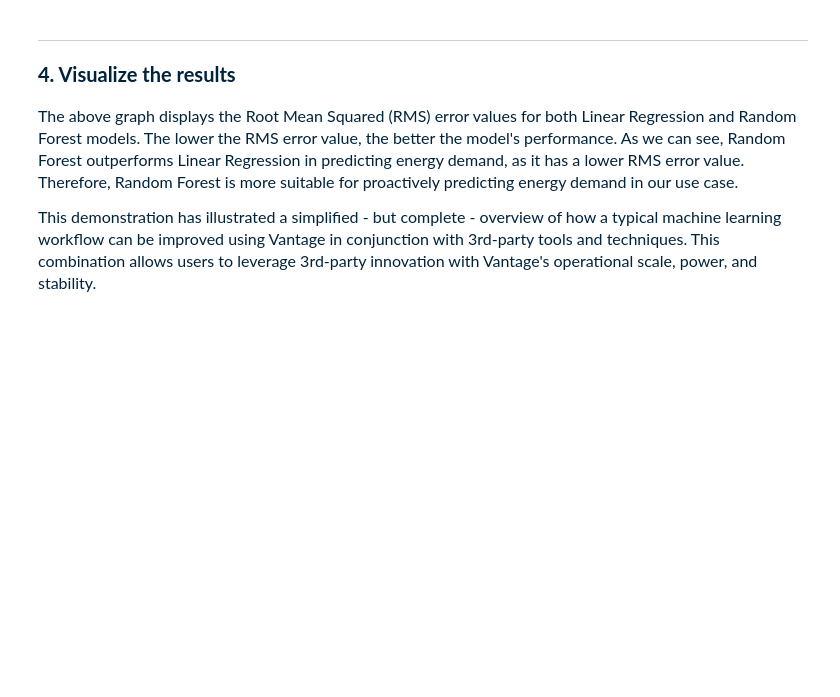
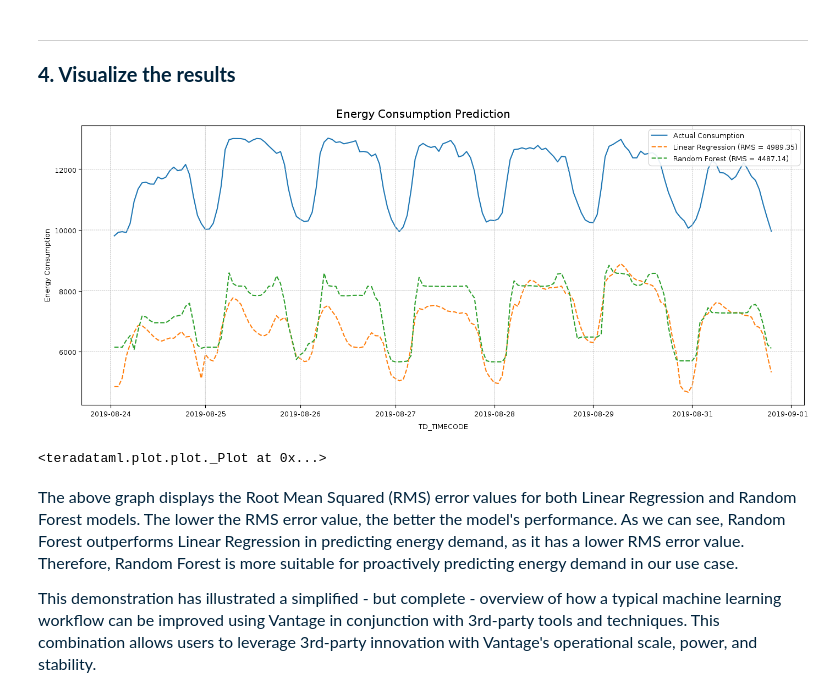
Before and after one commit to Teradata/jupyter-demos, a Jupyter notebook: UseCases/Energy_Consumption_Forecasting_Dataiku/Energy_Consumption_Forecasting_Dataiku.ipynb, the cells around one changed output. Cells and saved outputs as stored; diff of their text form; code cells hidden in the pictures; blank space fills up the shorter version.

```diff
--- a/UseCases/Energy_Consumption_Forecasting_Dataiku/Energy_Consumption_Forecasting_Dataiku.ipynb
+++ b/UseCases/Energy_Consumption_Forecasting_Dataiku/Energy_Consumption_Forecasting_Dataiku.ipynb
@@ -211,16 +232,22 @@ list_byom(table_name)
             <li>Execute the Scoring function using the model against the testing data</li>
             <li>Visualize the results</li>
         </ol>
+# %%
+normalize_value = int(DataFrame('DATAIKUBYOM_train_df').sort('TD_TIMECODE').tail(24)[['consumption']].mean().get_values()[0][0])
 # %%
 # Obtain a pointer to the model
 table_name = 'dataiku_models'
 model_id = 'lr'
 model_lr = retrieve_byom(model_id, table_name = table_name)
 df_test = DataFrame('DATAIKUBYOM_test_df')
+df_test = df_test.assign(TD_TIMECODE = df_test.TD_TIMECODE.cast(type_=TIMESTAMP))
 
 result_lr = PMMLPredict(
             modeldata = model_lr,
             newdata = df_test,
             accumulate = ['TD_TIMECODE','consumption'],
-            ).result.to_pandas(all_rows = True)
+            ).result
+
+result_lr = result_lr.assign(prediction=result_lr.prediction.cast(type_=FLOAT()))
+result_lr = result_lr.assign(prediction=result_lr.prediction + normalize_value)
 # %%
@@ -233,10 +267,14 @@ table_name = 'dataiku_models'
 model_id = 'rf'
 model_rf = retrieve_byom(model_id, table_name = table_name)
 df_test = DataFrame('DATAIKUBYOM_test_df')
+df_test = df_test.assign(TD_TIMECODE = df_test.TD_TIMECODE.cast(type_=TIMESTAMP))
 
 result_rf = PMMLPredict(
             modeldata = model_rf,
             newdata = df_test,
             accumulate = ['TD_TIMECODE','consumption'],
-            ).result.to_pandas(all_rows = True)
+            ).result
+
+result_rf = result_rf.assign(prediction=result_rf.prediction.cast(type_=FLOAT()))
+result_rf = result_rf.assign(prediction=result_rf.prediction + normalize_value)
 # %%
@@ -284,3 +303,22 @@ plt.show()
+# %%
+figure = Figure(width=1400, height=600,  heading="Energy Consumption Prediction")
+
+df_test.plot(
+                x=df_test.TD_TIMECODE,
+                y=[df_test.consumption, result_lr.prediction, result_rf.prediction],
+                figure=figure,
+                xtick_format='YYYY-MM-DD',
+                xlabel='TD_TIMECODE',
+                ylabel='Energy Consumption',
+                legend=['Actual Consumption', f'Linear Regression (RMS = {rms_lr:.2f})', f'Random Forest (RMS = {rms_rf:.2f})'],
+                legend_style='upper right',
+                grid_linestyle='--',
+                grid_linewidth=0.5,
+                linestyle=['-', '--', '--']
+)
+# %% [output]
+[figure, added]
+<teradataml.plot.plot._Plot at 0x...>
 # %% [markdown]
 <p style = 'font-size:16px;font-family:Arial;color:#00233C'>The above graph displays the Root Mean Squared (RMS) error values for both Linear Regression and Random Forest models. The lower the RMS error value, the better the model's performance. As we can see, Random Forest outperforms Linear Regression in predicting energy demand, as it has a lower RMS error value. Therefore, Random Forest is more suitable for proactively predicting energy demand in our use case.</p>
 
```
Also changed, not shown: parts of 13 cells of this notebook.
